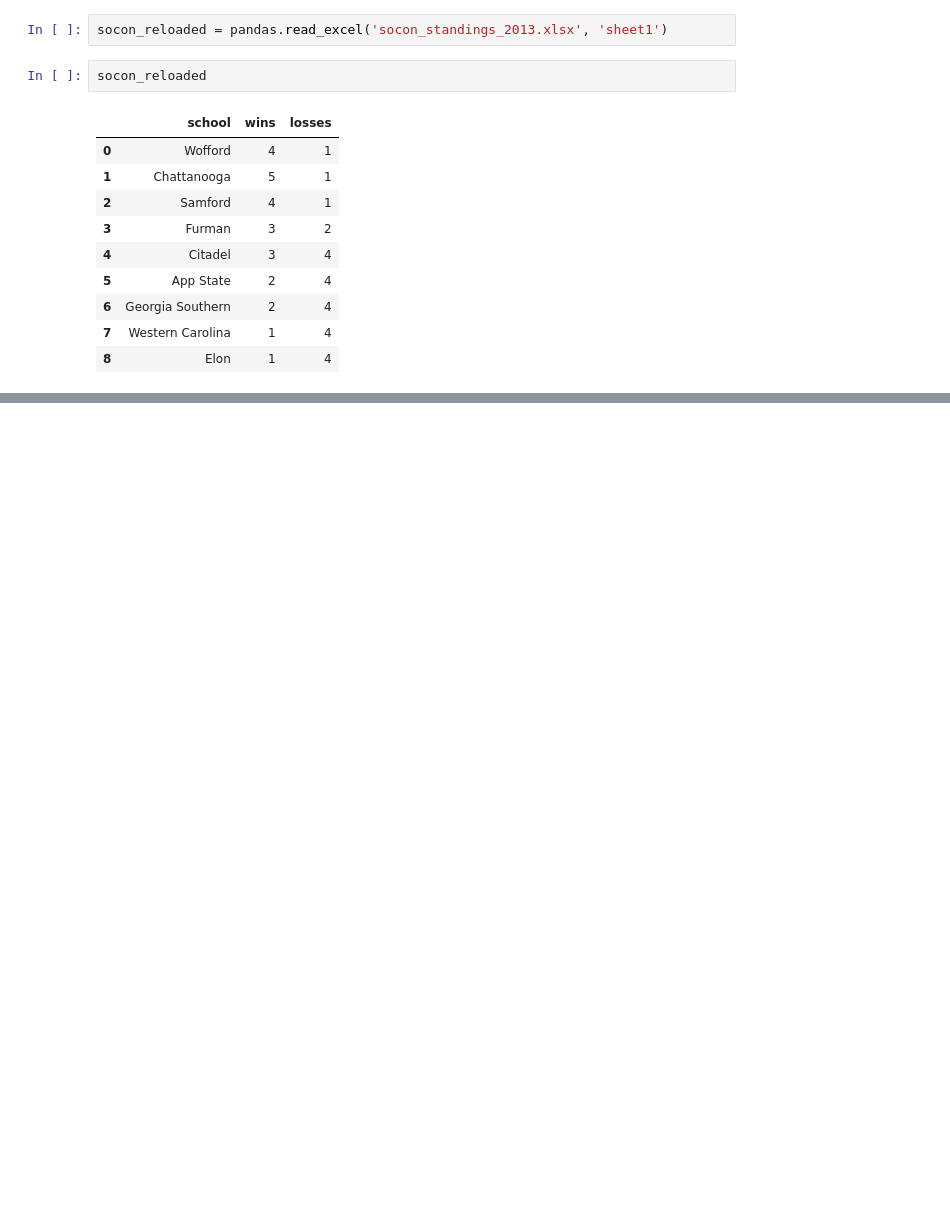
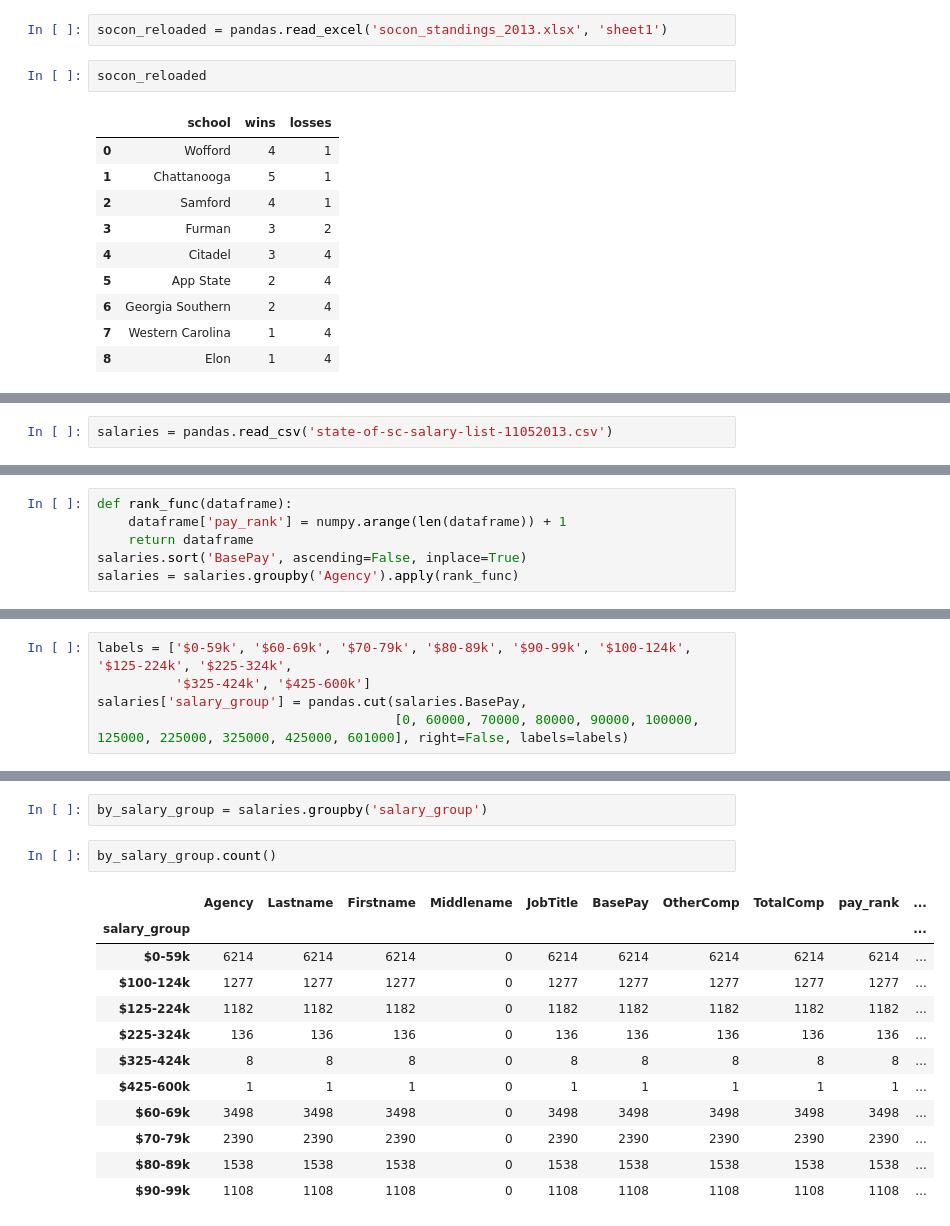
Before and after one commit to corbinbs/pandas-playground, a Jupyter notebook: pandas-intro.ipynb, the cells around one changed output, grey strips where cells are left out. Drawn from its saved outputs; the diff is of its cells as text; blank space fills up the shorter version.

```diff
--- a/pandas-intro.ipynb
+++ b/pandas-intro.ipynb
@@ -277,0 +126,2 @@ dtype: int64
+# %%
+salaries = pandas.read_csv('state-of-sc-salary-list-11052013.csv')
@@ -277,0 +279,6 @@ dtype: int64
+# %%
+def rank_func(dataframe):
+    dataframe['pay_rank'] = numpy.arange(len(dataframe)) + 1
+    return dataframe
+salaries.sort('BasePay', ascending=False, inplace=True)
+salaries = salaries.groupby('Agency').apply(rank_func)
@@ -277,0 +328,5 @@ dtype: int64
+# %%
+labels = ['$0-59k', '$60-69k', '$70-79k', '$80-89k', '$90-99k', '$100-124k', '$125-224k', '$225-324k',
+          '$325-424k', '$425-600k']
+salaries['salary_group'] = pandas.cut(salaries.BasePay,
+                                      [0, 60000, 70000, 80000, 90000, 100000, 125000, 225000, 325000, 425000, 601000], right=False, labels=labels)
@@ -277,0 +347,17 @@ dtype: int64
+# %%
+by_salary_group = salaries.groupby('salary_group')
+# %%
+by_salary_group.count()
+# %% [output]
+|  | Agency | Lastname | Firstname | Middlename | JobTitle | BasePay | OtherComp | TotalComp | pay_rank | ... |
+| salary_group |  |  |  |  |  |  |  |  |  | ... |
+| $0-59k | 6214 | 6214 | 6214 | 0 | 6214 | 6214 | 6214 | 6214 | 6214 | ... |
+| $100-124k | 1277 | 1277 | 1277 | 0 | 1277 | 1277 | 1277 | 1277 | 1277 | ... |
+| $125-224k | 1182 | 1182 | 1182 | 0 | 1182 | 1182 | 1182 | 1182 | 1182 | ... |
+| $225-324k | 136 | 136 | 136 | 0 | 136 | 136 | 136 | 136 | 136 | ... |
+| $325-424k | 8 | 8 | 8 | 0 | 8 | 8 | 8 | 8 | 8 | ... |
+| $425-600k | 1 | 1 | 1 | 0 | 1 | 1 | 1 | 1 | 1 | ... |
+| $60-69k | 3498 | 3498 | 3498 | 0 | 3498 | 3498 | 3498 | 3498 | 3498 | ... |
+| $70-79k | 2390 | 2390 | 2390 | 0 | 2390 | 2390 | 2390 | 2390 | 2390 | ... |
+| $80-89k | 1538 | 1538 | 1538 | 0 | 1538 | 1538 | 1538 | 1538 | 1538 | ... |
+| $90-99k | 1108 | 1108 | 1108 | 0 | 1108 | 1108 | 1108 | 1108 | 1108 | ... |
```
Also changed, not shown: parts of 35 cells of this notebook, 3 other files.
